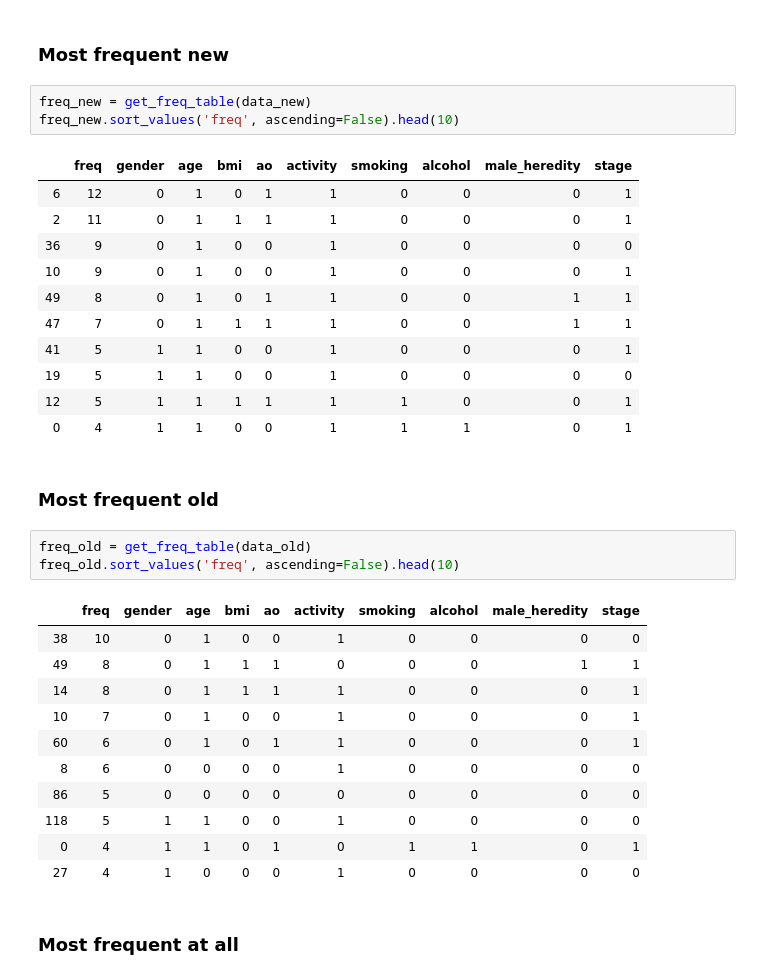
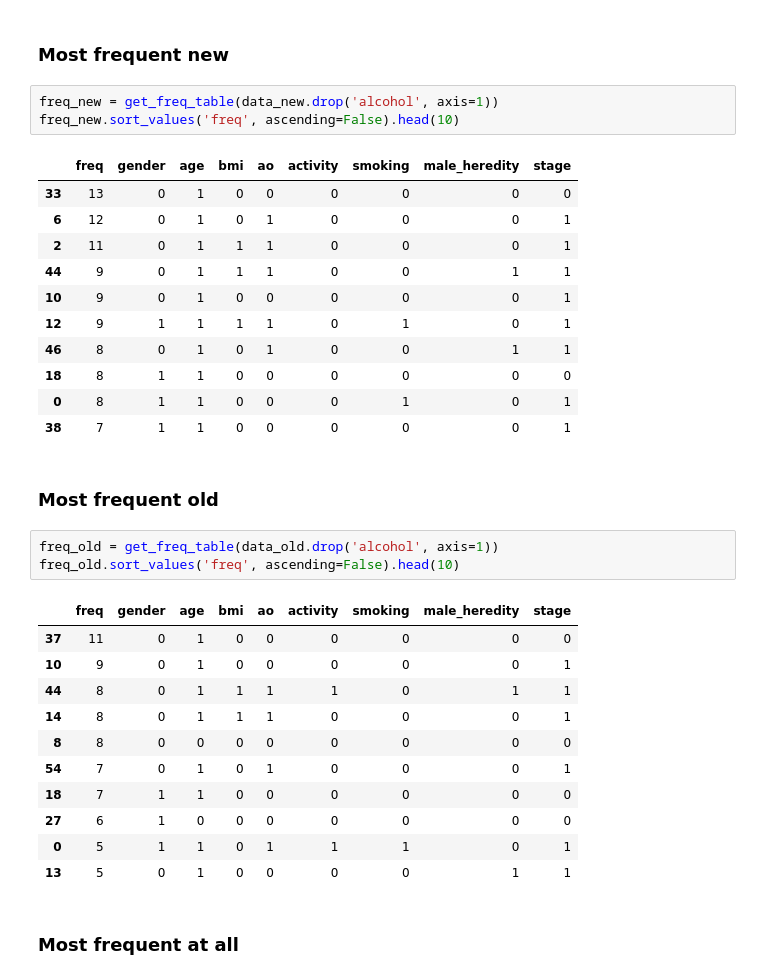
Before and after one commit to Khlebovich-Alexandra/Course-Work, a Jupyter notebook: find_dependence.ipynb, the cells around one changed output. Saved outputs shown, nothing was run; the diff lists cells and outputs as text.

```diff
--- a/find_dependence.ipynb
+++ b/find_dependence.ipynb
@@ -217,37 +217,37 @@ def get_freq_table(data):
 # %% [markdown]
 ### Most frequent new
 # %%
-freq_new = get_freq_table(data_new)
+freq_new = get_freq_table(data_new.drop('alcohol', axis=1))
 freq_new.sort_values('freq', ascending=False).head(10)
 # %% [output]
-|  | freq | gender | age | bmi | ao | activity | smoking | alcohol | male_heredity | stage |
-| 6 | 12 | 0 | 1 | 0 | 1 | 1 | 0 | 0 | 0 | 1 |
-| 2 | 11 | 0 | 1 | 1 | 1 | 1 | 0 | 0 | 0 | 1 |
-| 36 | 9 | 0 | 1 | 0 | 0 | 1 | 0 | 0 | 0 | 0 |
-| 10 | 9 | 0 | 1 | 0 | 0 | 1 | 0 | 0 | 0 | 1 |
-| 49 | 8 | 0 | 1 | 0 | 1 | 1 | 0 | 0 | 1 | 1 |
-| 47 | 7 | 0 | 1 | 1 | 1 | 1 | 0 | 0 | 1 | 1 |
-| 41 | 5 | 1 | 1 | 0 | 0 | 1 | 0 | 0 | 0 | 1 |
-| 19 | 5 | 1 | 1 | 0 | 0 | 1 | 0 | 0 | 0 | 0 |
-| 12 | 5 | 1 | 1 | 1 | 1 | 1 | 1 | 0 | 0 | 1 |
-| 0 | 4 | 1 | 1 | 0 | 0 | 1 | 1 | 1 | 0 | 1 |
+|  | freq | gender | age | bmi | ao | activity | smoking | male_heredity | stage |
+| 33 | 13 | 0 | 1 | 0 | 0 | 0 | 0 | 0 | 0 |
+| 6 | 12 | 0 | 1 | 0 | 1 | 0 | 0 | 0 | 1 |
+| 2 | 11 | 0 | 1 | 1 | 1 | 0 | 0 | 0 | 1 |
+| 44 | 9 | 0 | 1 | 1 | 1 | 0 | 0 | 1 | 1 |
+| 10 | 9 | 0 | 1 | 0 | 0 | 0 | 0 | 0 | 1 |
+| 12 | 9 | 1 | 1 | 1 | 1 | 0 | 1 | 0 | 1 |
+| 46 | 8 | 0 | 1 | 0 | 1 | 0 | 0 | 1 | 1 |
+| 18 | 8 | 1 | 1 | 0 | 0 | 0 | 0 | 0 | 0 |
+| 0 | 8 | 1 | 1 | 0 | 0 | 0 | 1 | 0 | 1 |
+| 38 | 7 | 1 | 1 | 0 | 0 | 0 | 0 | 0 | 1 |
 # %% [markdown]
 ### Most frequent old
 # %%
-freq_old = get_freq_table(data_old)
+freq_old = get_freq_table(data_old.drop('alcohol', axis=1))
 freq_old.sort_values('freq', ascending=False).head(10)
 # %% [output]
-|  | freq | gender | age | bmi | ao | activity | smoking | alcohol | male_heredity | stage |
-| 38 | 10 | 0 | 1 | 0 | 0 | 1 | 0 | 0 | 0 | 0 |
-| 49 | 8 | 0 | 1 | 1 | 1 | 0 | 0 | 0 | 1 | 1 |
-| 14 | 8 | 0 | 1 | 1 | 1 | 1 | 0 | 0 | 0 | 1 |
-| 10 | 7 | 0 | 1 | 0 | 0 | 1 | 0 | 0 | 0 | 1 |
-| 60 | 6 | 0 | 1 | 0 | 1 | 1 | 0 | 0 | 0 | 1 |
-| 8 | 6 | 0 | 0 | 0 | 0 | 1 | 0 | 0 | 0 | 0 |
-| 86 | 5 | 0 | 0 | 0 | 0 | 0 | 0 | 0 | 0 | 0 |
-| 118 | 5 | 1 | 1 | 0 | 0 | 1 | 0 | 0 | 0 | 0 |
-| 0 | 4 | 1 | 1 | 0 | 1 | 0 | 1 | 1 | 0 | 1 |
-| 27 | 4 | 1 | 0 | 0 | 0 | 1 | 0 | 0 | 0 | 0 |
+|  | freq | gender | age | bmi | ao | activity | smoking | male_heredity | stage |
+| 37 | 11 | 0 | 1 | 0 | 0 | 0 | 0 | 0 | 0 |
+| 10 | 9 | 0 | 1 | 0 | 0 | 0 | 0 | 0 | 1 |
+| 44 | 8 | 0 | 1 | 1 | 1 | 1 | 0 | 1 | 1 |
+| 14 | 8 | 0 | 1 | 1 | 1 | 0 | 0 | 0 | 1 |
+| 8 | 8 | 0 | 0 | 0 | 0 | 0 | 0 | 0 | 0 |
+| 54 | 7 | 0 | 1 | 0 | 1 | 0 | 0 | 0 | 1 |
+| 18 | 7 | 1 | 1 | 0 | 0 | 0 | 0 | 0 | 0 |
+| 27 | 6 | 1 | 0 | 0 | 0 | 0 | 0 | 0 | 0 |
+| 0 | 5 | 1 | 1 | 0 | 1 | 1 | 1 | 0 | 1 |
+| 13 | 5 | 0 | 1 | 0 | 0 | 0 | 0 | 1 | 1 |
 # %% [markdown]
 ### Most frequent at all
 # %%
```
Also changed, not shown: parts of 12 cells of this notebook, 1 other file.
